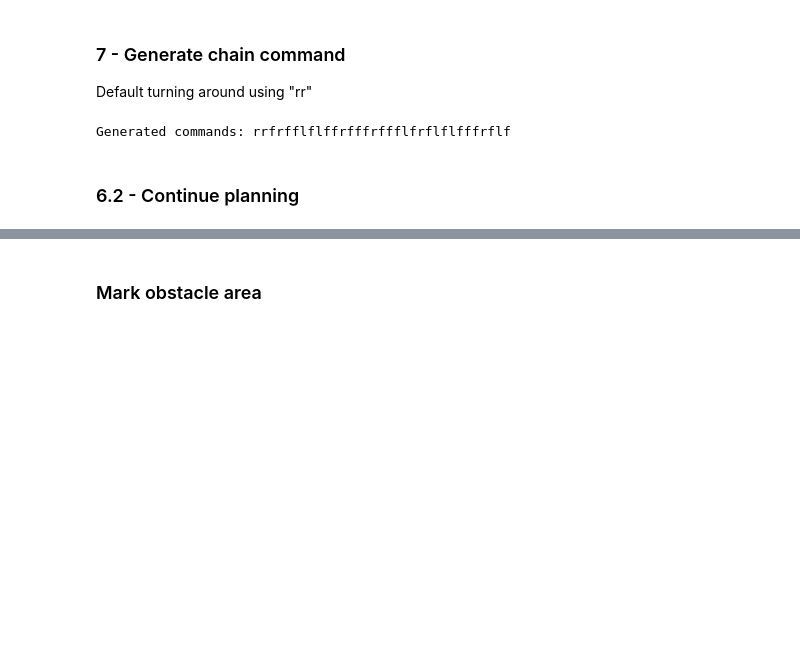
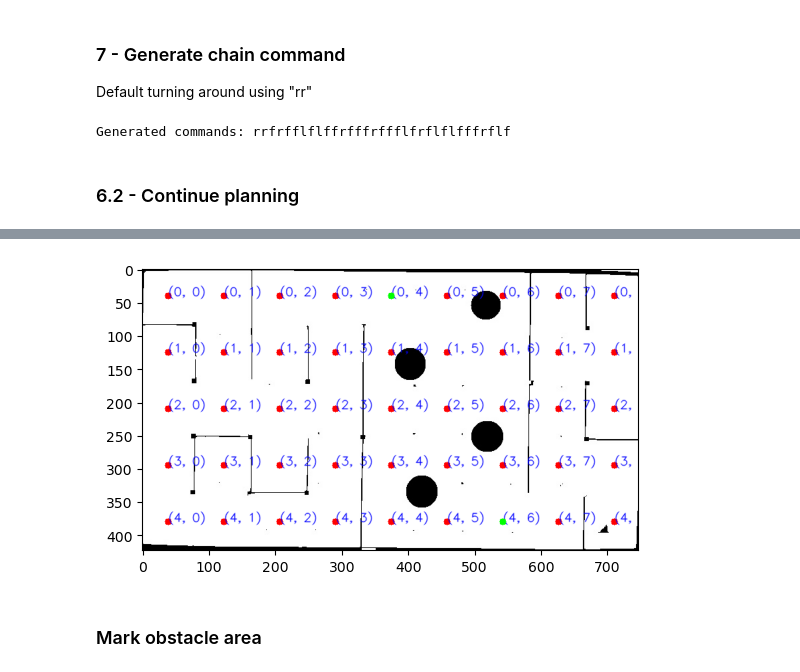
Before and after one commit to mumslayer69/micromouse3100, a Jupyter notebook: path_planning/path.ipynb, the cells around one changed output, grey strips where cells are left out. Cells and saved outputs as stored; diff of their text form; code cells hidden in the pictures; blank space fills up the shorter version.

```diff
--- a/path_planning/path.ipynb
+++ b/path_planning/path.ipynb
@@ -846,3 +821,21 @@ Error:
+# %%
+# SET START AND END NODES MANUALLY
+prm_start_node_coords = graph.nodes[(0, 4)].get_point()
+prm_end_node_coords = graph.nodes[(4, 6)].get_point()
+
+# print out map with node numbers
+node_select_image = grid_image.copy()
+for nodeId in graph.get_nodes():
+    x, y = graph.nodes[nodeId].get_point()
+    cv2.putText(node_select_image, str(nodeId), (x, y), cv2.FONT_HERSHEY_SIMPLEX, 0.6, (0, 0, 255), 1, cv2.LINE_AA)
+
+cv2.circle(node_select_image, prm_start_node_coords, 5, (0, 255, 0), -1)
+cv2.circle(node_select_image, prm_end_node_coords, 5, (0, 255, 0), -1)
+
+plt.imshow(node_select_image)
+plt.show()
+# %% [output]
+[figure, added]
 # %% [markdown]
 ### Mark obstacle area
 # %%
```
Also changed, not shown: parts of 11 cells of this notebook, 2 other files.
